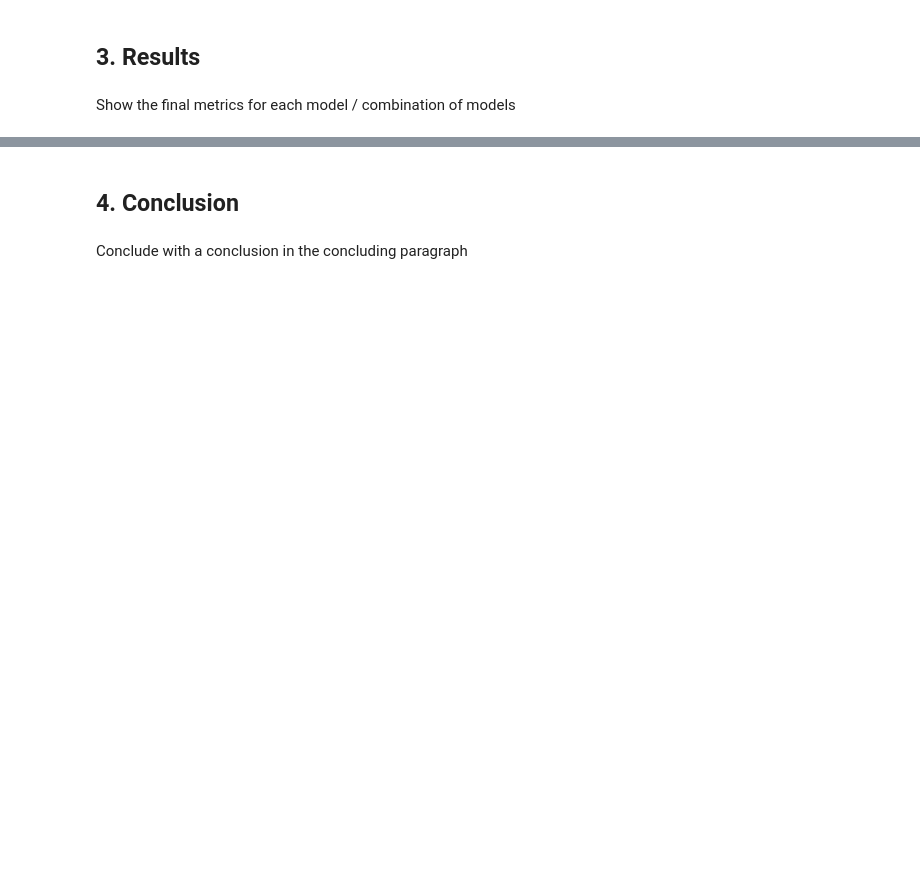
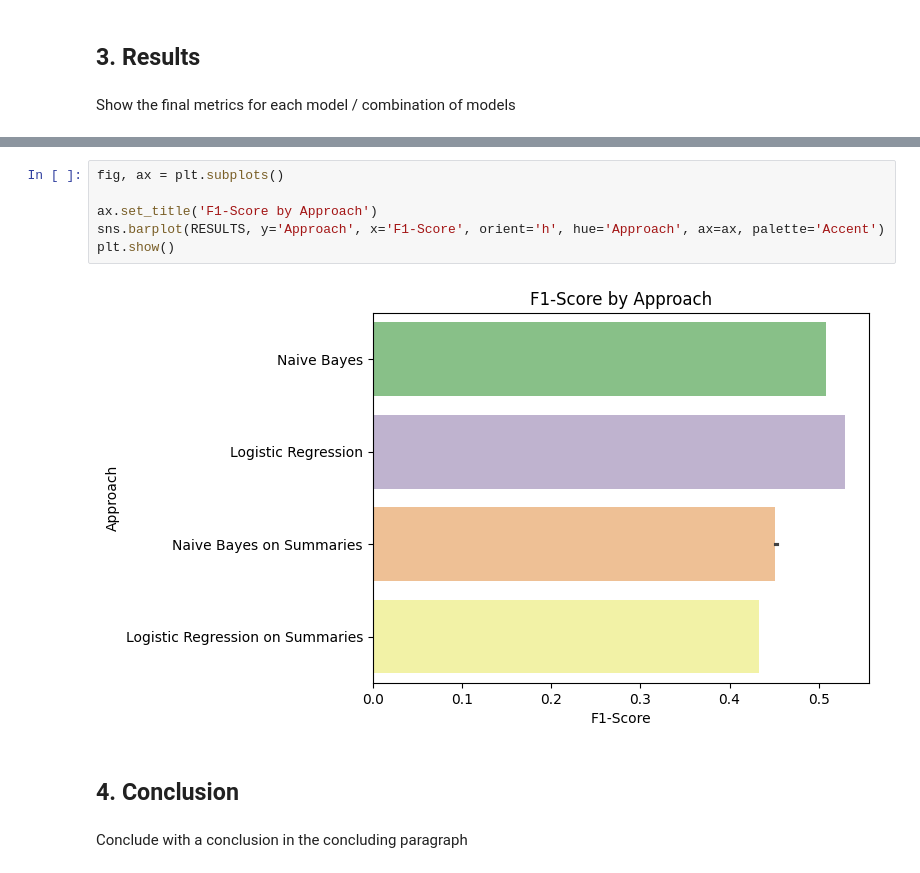
Before and after one commit to raian621/FinalProjectNLP, a Jupyter notebook: FinalProjectNLP.ipynb, the cells around one changed output, grey strips where cells are left out. Drawn from its saved outputs; the diff is of its cells as text; blank space fills up the shorter version.

```diff
--- a/FinalProjectNLP.ipynb
+++ b/FinalProjectNLP.ipynb
@@ -593,3 +732,11 @@ RESULTS
+# %%
+fig, ax = plt.subplots()
+
+ax.set_title('F1-Score by Approach')
+sns.barplot(RESULTS, y='Approach', x='F1-Score', orient='h', hue='Approach', ax=ax, palette='Accent')
+plt.show()
+# %% [output]
+[figure, added]
 # %% [markdown]
 ## 4. Conclusion
 # %% [markdown]
```
Also changed, not shown: parts of 22 cells of this notebook, 4 other files.
